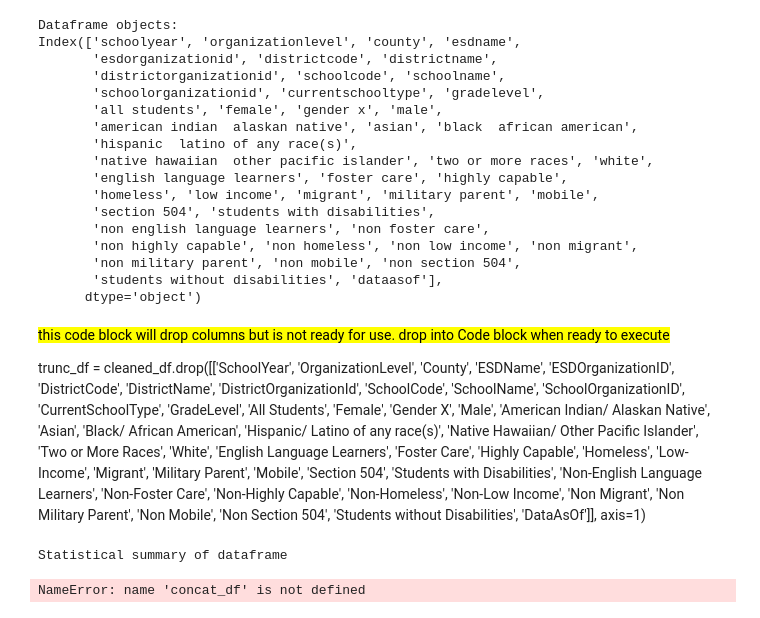
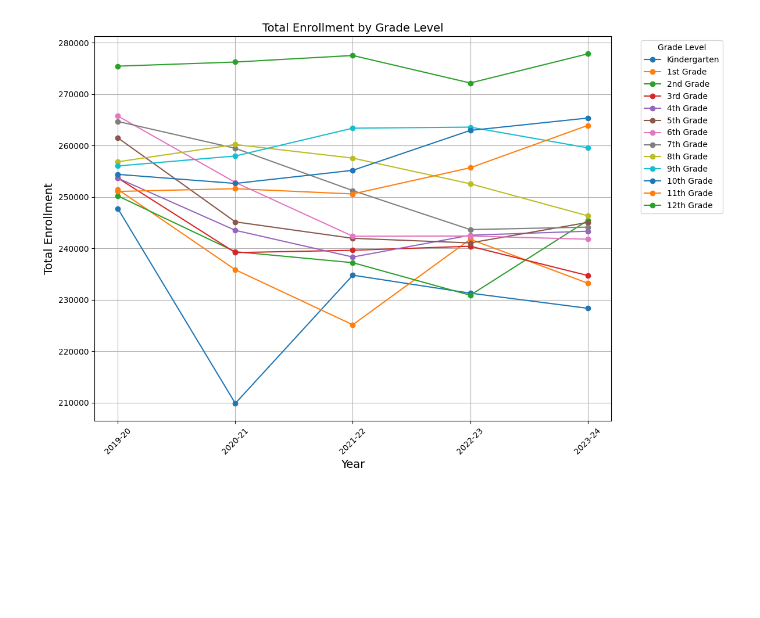
Before and after one commit to ambermocalis/WA-State-School-Enrollment-Report-2019-2024, a Jupyter notebook: Group Case/documentation.amocalis_OSPI.ipynb, the cells around one changed output. Saved outputs shown, nothing was run; the diff lists cells and outputs as text; code cells hidden in the pictures; blank space fills up the shorter version.

Commit message:
Updated formatting and worked on plot line graph

```diff
--- a/Group Case/documentation.amocalis_OSPI.ipynb
+++ b/Group Case/documentation.amocalis_OSPI.ipynb
@@ -157,0 +231,12 @@ KeyError: 'All Students'
+# %%
+enrollment_data = concat_df.pivot_table(values="all students", index="gradelevel", columns="schoolyear", aggfunc="sum")
+
+# Specify order of grades in pivot table & filter out unwanted grade levels
+custom_index_order = [
+    'Kindergarten', '1st Grade', '2nd Grade', '3rd Grade', '4th Grade',
+    '5th Grade', '6th Grade', '7th Grade', '8th Grade', '9th Grade', '10th Grade',
+    '11th Grade', '12th Grade']
+
+filtered_enrollment_data = enrollment_data.query('gradelevel != "Half-day Kindergarten"').query('gradelevel != "Pre-Kindergarten"').query('gradelevel != "All Grades"').reindex(custom_index_order)
+
+filtered_enrollment_data
@@ -158,52 +259,22 @@ KeyError: 'All Students'
+# %%
+# Plot the data
+plt.figure(figsize=(12, 8))
+
+for grade in filtered_enrollment_data.index:
+    plt.plot(filtered_enrollment_data.columns, filtered_enrollment_data.loc[grade], marker='o', label=grade)
+
+plt.title('Total Enrollment by Grade Level', fontsize=14)
+plt.xlabel('Year', fontsize=14)
+plt.ylabel('Total Enrollment', fontsize=14)
+plt.grid(True)
+plt.xticks(rotation=45)  # Rotate x-axis labels for visibility
+plt.legend(title='Grade Level', bbox_to_anchor=(1.05, 1), loc='upper left')
+plt.tight_layout()
+plt.show()
+# %% [output]
+[figure, added]
 # %%
 enrollment_data = concat_df.pivot_table(values="All Students", index=["SchoolName","GradeLevel"], columns=["County","SchoolYear"], aggfunc="sum", fill_value=0)
 enrollment_data = enrollment_data.style.format("{:,.0f}")
 
 enrollment_data
-# %%
-print('Dataframe objects:')
-print(cleaned_df.columns) # Display the columns for df.drop call
-# %% [output]
-Dataframe objects:
-Index(['schoolyear', 'organizationlevel', 'county', 'esdname',
-       'esdorganizationid', 'districtcode', 'districtname',
-       'districtorganizationid', 'schoolcode', 'schoolname',
-       'schoolorganizationid', 'currentschooltype', 'gradelevel',
-       'all students', 'female', 'gender x', 'male',
-       'american indian  alaskan native', 'asian', 'black  african american',
-       'hispanic  latino of any race(s)',
-       'native hawaiian  other pacific islander', 'two or more races', 'white',
-       'english language learners', 'foster care', 'highly capable',
-       'homeless', 'low income', 'migrant', 'military parent', 'mobile',
-       'section 504', 'students with disabilities',
-       'non english language learners', 'non foster care',
-       'non highly capable', 'non homeless', 'non low income', 'non migrant',
-       'non military parent', 'non mobile', 'non section 504',
-       'students without disabilities', 'dataasof'],
-      dtype='object')
-# %% [markdown]
-<mark> this code block will drop columns but is not ready for use. drop into Code block when ready to execute <mark>
-
-
-trunc_df = cleaned_df.drop([['SchoolYear', 'OrganizationLevel', 'County', 'ESDName',
-       'ESDOrganizationID', 'DistrictCode', 'DistrictName',
-       'DistrictOrganizationId', 'SchoolCode', 'SchoolName',
-       'SchoolOrganizationID', 'CurrentSchoolType', 'GradeLevel',
-       'All Students', 'Female', 'Gender X', 'Male',
-       'American Indian/ Alaskan Native', 'Asian', 'Black/ African American',
-       'Hispanic/ Latino of any race(s)',
-       'Native Hawaiian/ Other Pacific Islander', 'Two or More Races', 'White',
-       'English Language Learners', 'Foster Care', 'Highly Capable',
-       'Homeless', 'Low-Income', 'Migrant', 'Military Parent', 'Mobile',
-       'Section 504', 'Students with Disabilities',
-       'Non-English Language Learners', 'Non-Foster Care',
-       'Non-Highly Capable', 'Non-Homeless', 'Non-Low Income', 'Non Migrant',
-       'Non Military Parent', 'Non Mobile', 'Non Section 504',
-       'Students without Disabilities', 'DataAsOf']], axis=1)
-# %%
-# Display statistical summary of data
-print('Statistical summary of dataframe')
-print(concat_df.describe())
-# %% [output]
-Statistical summary of dataframe
-NameError: name 'concat_df' is not defined
```
Also changed, not shown: parts of 40 cells of this notebook.
